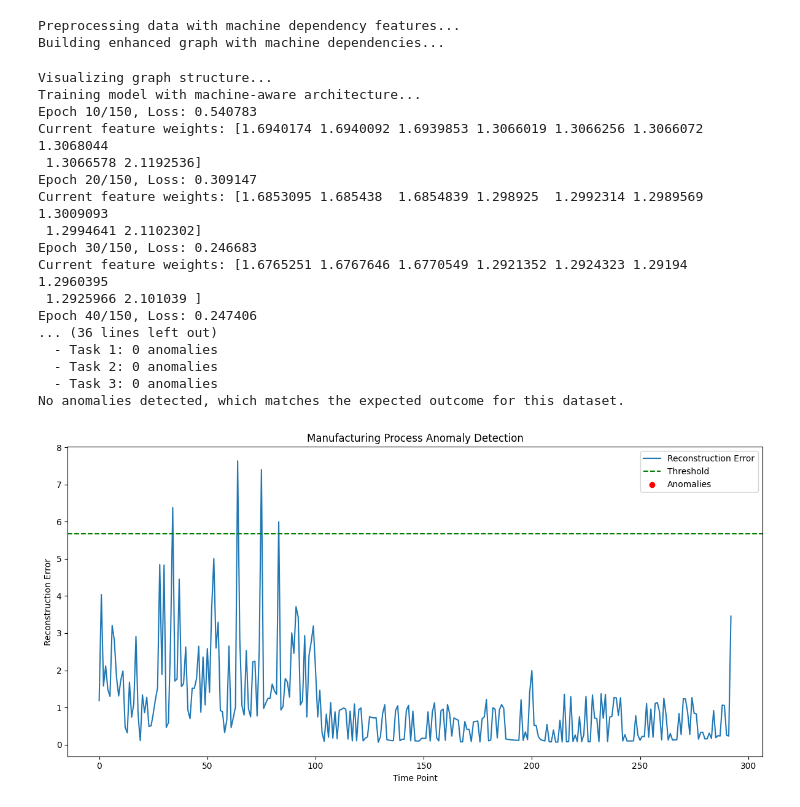
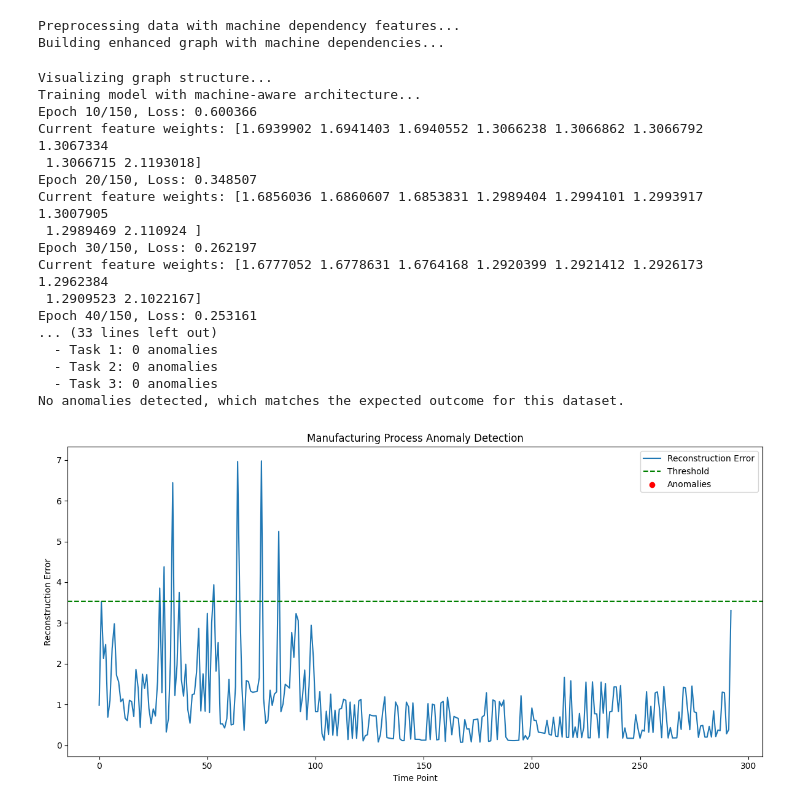
Before and after one commit to abhinav9800/GNN, a Jupyter notebook: GNN.ipynb, the cells around one changed output. Saved outputs shown, nothing was run; the diff lists cells and outputs as text; code cells hidden in the pictures.

```diff
--- a/GNN.ipynb
+++ b/GNN.ipynb
@@ -93,42 +93,34 @@ def build_graph(df):
     for task, indices in task_indices.items():
         if len(indices) > 1:
             for i in range(len(indices)):
+
                 if i > 0:
                     edge_list.append((indices[i-1], indices[i]))
                     edge_list.append((indices[i], indices[i-1]))
+
                 if i < len(indices) - 1:
                     edge_list.append((indices[i], indices[i+1]))
                     edge_list.append((indices[i+1], indices[i]))
-
-
-    for task in range(1, 3):
-        if task_indices[task] and task_indices[task+1]:
-            last_idx_current = task_indices[task][-1]
-            first_idx_next = task_indices[task+1][0]
-            edge_list.append((last_idx_current, first_idx_next))
-            edge_list.append((first_idx_next, last_idx_current))
 
 
     machine_indices = {}
     for machine in ['M1', 'M2', 'M3']:
         machine_indices[machine] = df.index[df[f'{machine}_Status_binary'] == 1].tolist()
 
-
     for machine, indices in machine_indices.items():
         if len(indices) > 1:
             for i in range(len(indices)):
                 for j in range(max(0, i-3), i):
-                    if abs(indices[i] - indices[j]) <= 10:
-                        edge_list.append((indices[j], indices[i]))
-                        edge_list.append((indices[i], indices[j]))
+                    if df.iloc[indices[i]]['current_task'] == df.iloc[indices[j]]['current_task']:
+                        if abs(indices[i] - indices[j]) <= 10:
+                            edge_list.append((indices[j], indices[i]))
+                            edge_list.append((indices[i], indices[j]))
 
 
     if edge_list:
-
         edge_list = list(set(edge_list))
         edge_index = torch.tensor(edge_list, dtype=torch.long).t().to(device)
     else:
-
         edge_index = torch.stack([torch.arange(num_nodes), torch.arange(num_nodes)]).to(device)
 
 
@@ -136,11 +128,11 @@ def build_graph(df):
     for i in range(edge_index.shape[1]):
         source, target = edge_index[0, i].item(), edge_index[1, i].item()
 
-
         source_features = node_features[source]
         target_features = node_features[target]
 
-        task_sim = 0.75 if source_features[6] == target_features[6] else 0.2
+
+        task_sim = 0.75
 
 
         machine_sim = sum([
@@ -148,9 +140,7 @@ def build_graph(df):
             for j in range(3)
         ]) / 3.0 * 0.25
 
-
         weight = task_sim + machine_sim
-
         edge_weights.append(weight)
 
     edge_weights = torch.tensor(edge_weights, dtype=torch.float).to(device)
@@ -267,7 +257,8 @@ def detect_anomalies(model, data, df):
         mean_error = np.mean(errors)
         std_error = np.std(errors)
 
-        threshold = mean_error + 4 * std_error
+
+        threshold = mean_error + 2.5 * std_error
 
 
         raw_anomalies = errors > threshold
@@ -531,42 +522,42 @@ def detect_manufacturing_anomalies(file_path):
 
 
     task_anomalies = {}
     for task in range(4):
         task_mask = df['current_task'] == task
         if task_mask.any():
             task_anomalies[task] = np.sum(filtered_anomalies & task_mask.values)
 
     print(f"Analysis complete. Found {np.sum(filtered_anomalies)} anomalies out of {len(df)} time points.")
     for task, count in task_anomalies.items():
         task_name = f"Task {task}" if task > 0 else "Idle/Setup"
         print(f"  - {task_name}: {count} anomalies")
 
     if np.sum(filtered_anomalies) == 0:
         print("No anomalies detected, which matches the expected outcome for this dataset.")
 
     return model, anomaly_df
 
 if __name__ == "__main__":
     file_path = "manufacturing_test_data.csv"
     model, results = detect_manufacturing_anomalies(file_path)
 # %% [output]
 Preprocessing data with machine dependency features...
 Building enhanced graph with machine dependencies...
 Visualizing graph structure...
 Training model with machine-aware architecture...
-Epoch 10/150, Loss: 0.540783
-Current feature weights: [1.6940174 1.6940092 1.6939853 1.3066019 1.3066256 1.3066072 1.3068044
- 1.3066578 2.1192536]
-Epoch 20/150, Loss: 0.309147
-Current feature weights: [1.6853095 1.685438  1.6854839 1.298925  1.2992314 1.2989569 1.3009093
- 1.2994641 2.1102302]
-Epoch 30/150, Loss: 0.246683
-Current feature weights: [1.6765251 1.6767646 1.6770549 1.2921352 1.2924323 1.29194   1.2960395
- 1.2925966 2.101039 ]
-Epoch 40/150, Loss: 0.247406
-... (36 lines left out)
+Epoch 10/150, Loss: 0.600366
+Current feature weights: [1.6939902 1.6941403 1.6940552 1.3066238 1.3066862 1.3066792 1.3067334
+ 1.3066715 2.1193018]
+Epoch 20/150, Loss: 0.348507
+Current feature weights: [1.6856036 1.6860607 1.6853831 1.2989404 1.2994101 1.2993917 1.3007905
+ 1.2989469 2.110924 ]
+Epoch 30/150, Loss: 0.262197
+Current feature weights: [1.6777052 1.6778631 1.6764168 1.2920399 1.2921412 1.2926173 1.2962384
+ 1.2909523 2.1022167]
+Epoch 40/150, Loss: 0.253161
+... (33 lines left out)
   - Task 1: 0 anomalies
   - Task 2: 0 anomalies
   - Task 3: 0 anomalies
 No anomalies detected, which matches the expected outcome for this dataset.
-[figure, old version]
+[figure, new version]
```
